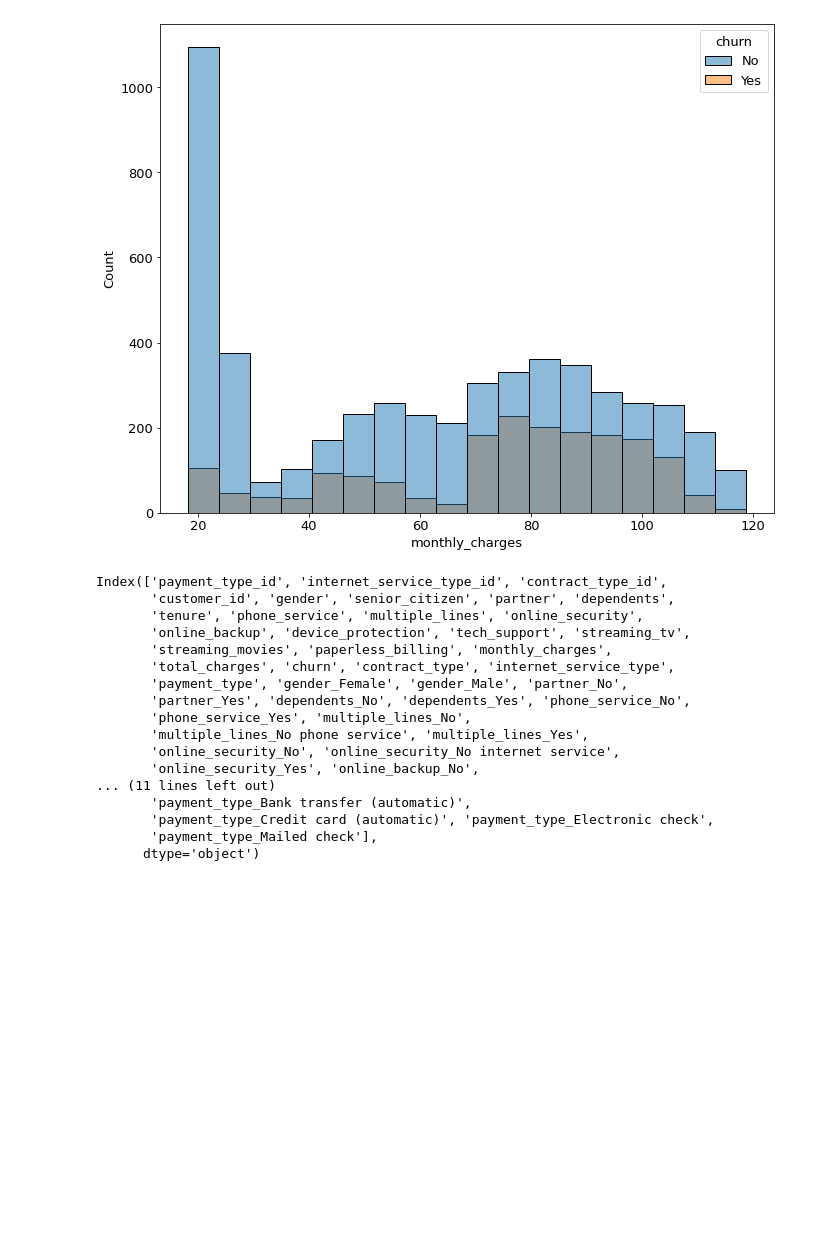
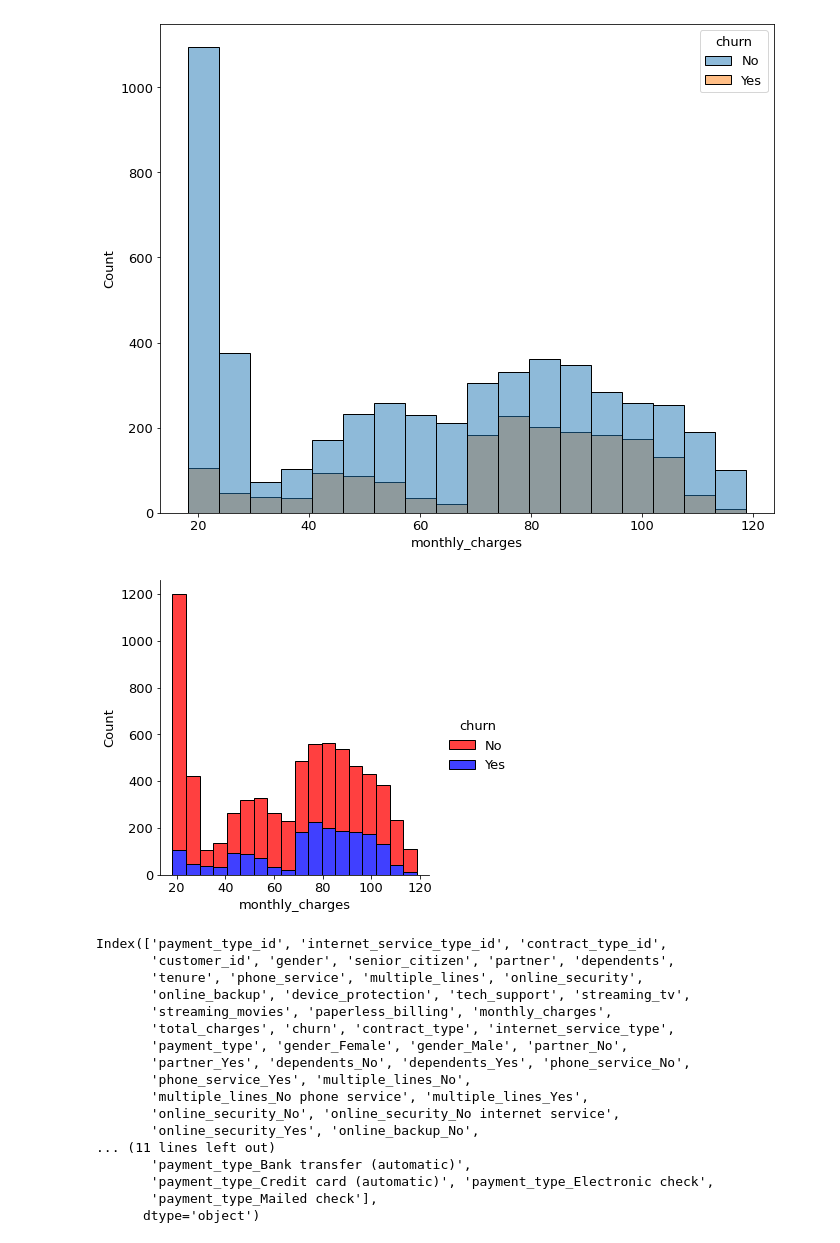
Before and after one commit to LinhQuach13/classification_project, a Jupyter notebook: telco_workbook.ipynb, the cells around one changed output. Drawn from its saved outputs; the diff is of its cells as text; code cells hidden in the pictures; blank space fills up the shorter version.

```diff
--- a/telco_workbook.ipynb
+++ b/telco_workbook.ipynb
@@ -804,6 +920,11 @@ sns.histplot(data = telco_combined, x = 'monthly_charges', hue = 'churn')
 # %% [output]
 <AxesSubplot:xlabel='monthly_charges', ylabel='Count'>
 [figure]
+# %%
+displot= sns.displot(data = telco_combined, x = 'monthly_charges', hue = 'churn', multiple = 'stack',
+            palette = ['r', 'b'])
+# %% [output]
+[figure, added]
 # %%
 telco_combined.columns # Looking at all columns in telco_combined
 # %% [output]
```
Also changed, not shown: parts of 38 cells of this notebook.
